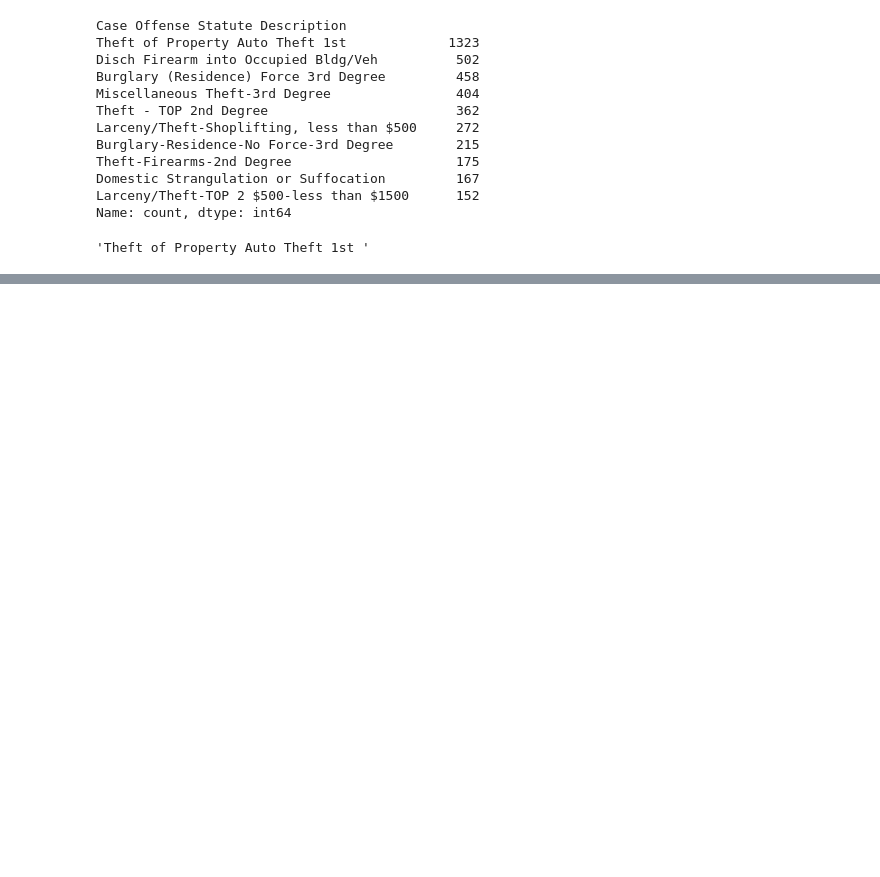
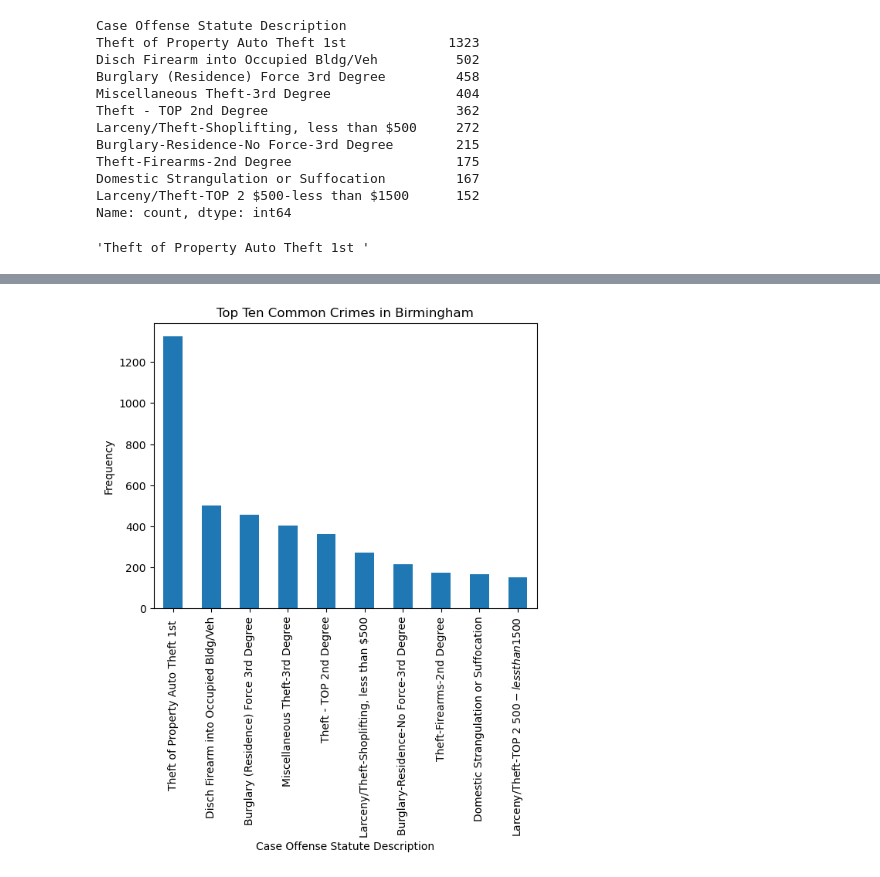
Before and after one commit to Uhuegbu23/crime_unemployment_data, a Jupyter notebook: data/crime.ipynb, the cells around one changed output, grey strips where cells are left out. Cells and saved outputs as stored; diff of their text form; code cells hidden in the pictures; blank space fills up the shorter version.

```diff
--- a/data/crime.ipynb
+++ b/data/crime.ipynb
@@ -205,0 +304,9 @@ most_common_crime_Birmingham
+# %%
+top_ten_common_crime_Birmingham = birm_crime_df['Case Offense Statute Description'].value_counts()
+top_ten_common_crime_Birmingham.head(10).plot(kind='bar')
+plt.title('Top Ten Common Crimes in Birmingham')
+plt.xlabel('Case Offense Statute Description')
+plt.ylabel('Frequency')
+plt.show()
+# %% [output]
+[figure, added]
```
Also changed, not shown: parts of 24 cells of this notebook.
